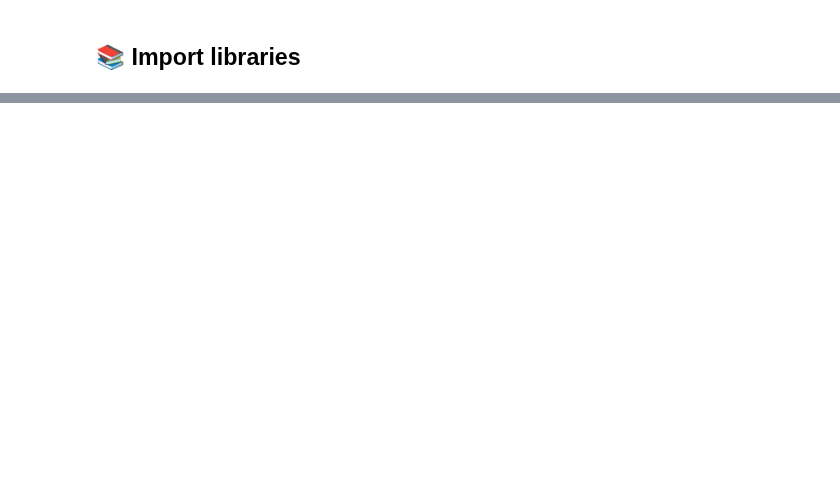
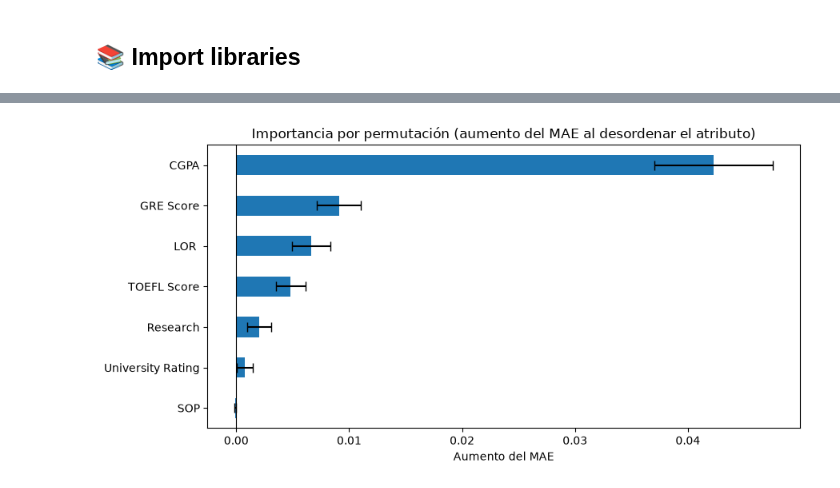
Before and after one commit to mangel477/Admisiones-predict-project, a Jupyter notebook: notebooks/6-interpretation/06.interpretacion-del-modelo-MATR-2026-08-25.ipynb, the cells around one changed output, grey strips where cells are left out. Saved outputs shown, nothing was run; the diff lists cells and outputs as text; code cells hidden in the pictures; blank space fills up the shorter version.

```diff
--- a/notebooks/6-interpretation/06.interpretacion-del-modelo-MATR-2026-08-25.ipynb
+++ b/notebooks/6-interpretation/06.interpretacion-del-modelo-MATR-2026-08-25.ipynb
@@ -34,0 +36,14 @@ From the results obtained, what ideas or proposals can be generated to continue
+# %%
+# resolve the project root by walking up until pyproject.toml is found,
+# so the notebook works regardless of the directory Jupyter was launched from
+PROJECT_DIR = next(
+    p
+    for p in [Path.cwd().resolve(), *Path.cwd().resolve().parents]
+    if (p / "pyproject.toml").exists()
+)
+DATA_DIR = PROJECT_DIR / "data"
+MODELS_DIR = PROJECT_DIR / "models"
+
+RUTA_MODELO = MODELS_DIR / "modelo-seleccion-admisiones.joblib"
+modelo = joblib.load(RUTA_MODELO)
+modelo
@@ -34,0 +207,20 @@ From the results obtained, what ideas or proposals can be generated to continue
+# %%
+importancia = permutation_importance(
+    modelo,
+    x_test,
+    y_test,
+    n_repeats=30,
+    random_state=RANDOM_STATE,
+    scoring="neg_mean_absolute_error",
+    n_jobs=-1,
+)
+
+importancia_df = pd.DataFrame(
+    {
+        "importancia": importancia.importances_mean,
+        "desviación": importancia.importances_std,
+    },
+    index=x_test.columns,
+).sort_values("importancia", ascending=False)
+
+importancia_df.round(5)
@@ -34,0 +236,11 @@ From the results obtained, what ideas or proposals can be generated to continue
+# %%
+fig, ax = plt.subplots(figsize=(9, 4.5))
+importancia_df["importancia"].plot(kind="barh", xerr=importancia_df["desviación"], ax=ax, capsize=4)
+ax.invert_yaxis()
+ax.axvline(0, color="black", linewidth=0.8)
+ax.set_title("Importancia por permutación (aumento del MAE al desordenar el atributo)")
+ax.set_xlabel("Aumento del MAE")
+fig.tight_layout()
+plt.show()
+# %% [output]
+[figure, added]
```
Also changed, not shown: parts of 65 cells of this notebook, 1 other file.
